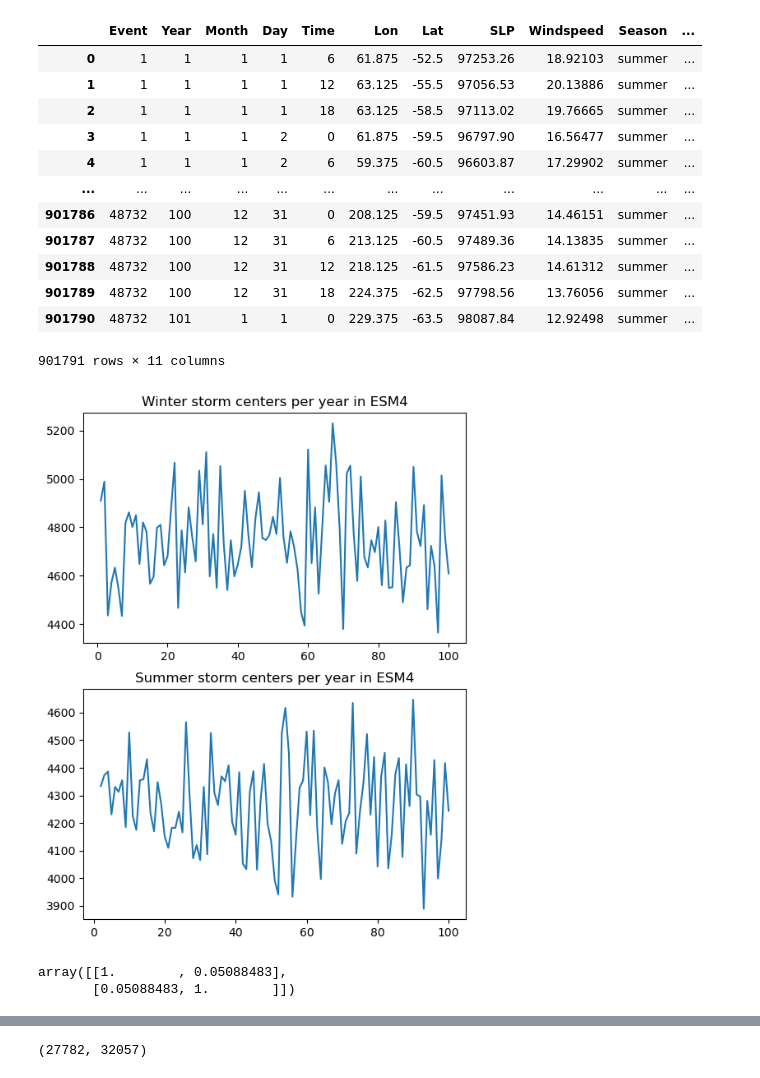
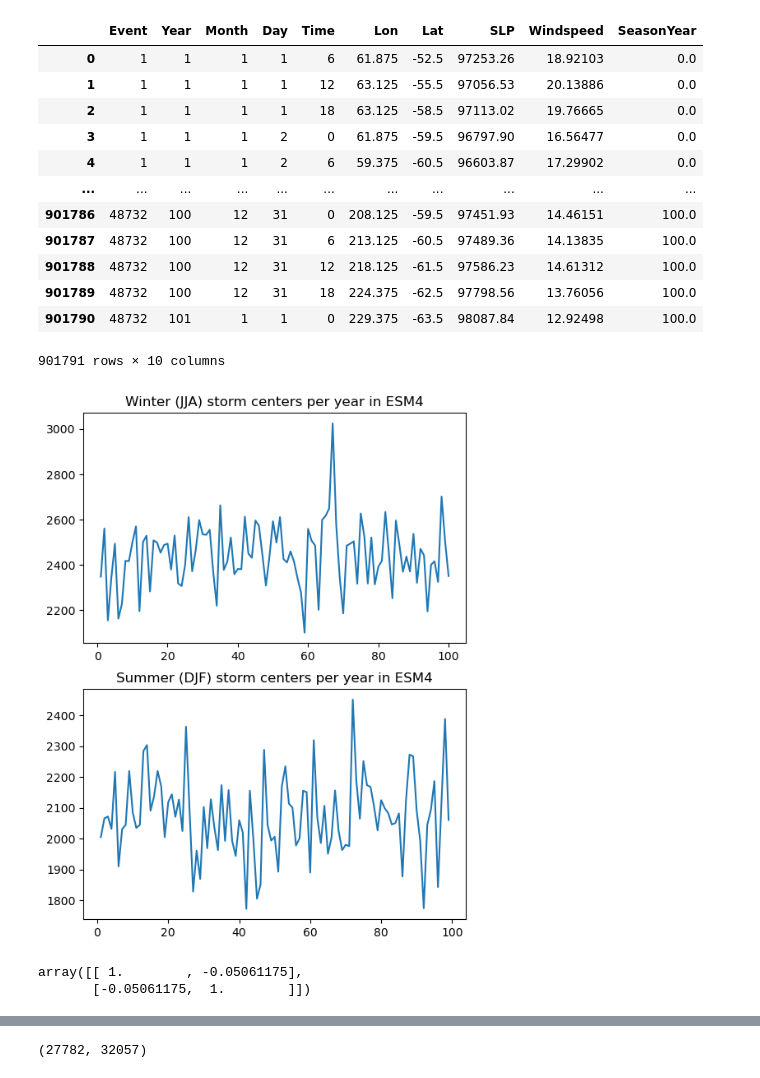
Before and after one commit to keturner8/stormtrack_variability, a Jupyter notebook: notebooks/storm_center_variability_ESM4.ipynb, the cells around one changed output, grey strips where cells are left out. Cells and saved outputs as stored; diff of their text form; code cells hidden in the pictures.

Commit message:
add DJF/JJA activity figures

```diff
--- a/notebooks/storm_center_variability_ESM4.ipynb
+++ b/notebooks/storm_center_variability_ESM4.ipynb
@@ -29,26 +29,26 @@ def assign_sh_season(row):
 
 df[['Season', 'SeasonYear']] = df.apply(assign_sh_season, axis=1)
 # %%
-df.loc[df['Month'].isin(range(10)), 'SeasonYear'] = df['Year']
-df.loc[df['Month'].isin([10,11,12]), 'SeasonYear'] = df['Year'] + 1
+df.loc[df['Month'].isin([1,2]), 'SeasonYear'] = df['Year'] - 1
+df.loc[df['Month'].isin([3,4,5,6,7,8,9,10,11,12]), 'SeasonYear'] = df['Year']
 df
 # %% [output]
-|  | Event | Year | Month | Day | Time | Lon | Lat | SLP | Windspeed | Season | ... |
-| 0 | 1 | 1 | 1 | 1 | 6 | 61.875 | -52.5 | 97253.26 | 18.92103 | summer | ... |
-| 1 | 1 | 1 | 1 | 1 | 12 | 63.125 | -55.5 | 97056.53 | 20.13886 | summer | ... |
-| 2 | 1 | 1 | 1 | 1 | 18 | 63.125 | -58.5 | 97113.02 | 19.76665 | summer | ... |
-| 3 | 1 | 1 | 1 | 2 | 0 | 61.875 | -59.5 | 96797.90 | 16.56477 | summer | ... |
-| 4 | 1 | 1 | 1 | 2 | 6 | 59.375 | -60.5 | 96603.87 | 17.29902 | summer | ... |
-| ... | ... | ... | ... | ... | ... | ... | ... | ... | ... | ... | ... |
-| 901786 | 48732 | 100 | 12 | 31 | 0 | 208.125 | -59.5 | 97451.93 | 14.46151 | summer | ... |
-| 901787 | 48732 | 100 | 12 | 31 | 6 | 213.125 | -60.5 | 97489.36 | 14.13835 | summer | ... |
-| 901788 | 48732 | 100 | 12 | 31 | 12 | 218.125 | -61.5 | 97586.23 | 14.61312 | summer | ... |
-| 901789 | 48732 | 100 | 12 | 31 | 18 | 224.375 | -62.5 | 97798.56 | 13.76056 | summer | ... |
-| 901790 | 48732 | 101 | 1 | 1 | 0 | 229.375 | -63.5 | 98087.84 | 12.92498 | summer | ... |
+|  | Event | Year | Month | Day | Time | Lon | Lat | SLP | Windspeed | SeasonYear |
+| 0 | 1 | 1 | 1 | 1 | 6 | 61.875 | -52.5 | 97253.26 | 18.92103 | 0.0 |
+| 1 | 1 | 1 | 1 | 1 | 12 | 63.125 | -55.5 | 97056.53 | 20.13886 | 0.0 |
+| 2 | 1 | 1 | 1 | 1 | 18 | 63.125 | -58.5 | 97113.02 | 19.76665 | 0.0 |
+| 3 | 1 | 1 | 1 | 2 | 0 | 61.875 | -59.5 | 96797.90 | 16.56477 | 0.0 |
+| 4 | 1 | 1 | 1 | 2 | 6 | 59.375 | -60.5 | 96603.87 | 17.29902 | 0.0 |
+| ... | ... | ... | ... | ... | ... | ... | ... | ... | ... | ... |
+| 901786 | 48732 | 100 | 12 | 31 | 0 | 208.125 | -59.5 | 97451.93 | 14.46151 | 100.0 |
+| 901787 | 48732 | 100 | 12 | 31 | 6 | 213.125 | -60.5 | 97489.36 | 14.13835 | 100.0 |
+| 901788 | 48732 | 100 | 12 | 31 | 12 | 218.125 | -61.5 | 97586.23 | 14.61312 | 100.0 |
+| 901789 | 48732 | 100 | 12 | 31 | 18 | 224.375 | -62.5 | 97798.56 | 13.76056 | 100.0 |
+| 901790 | 48732 | 101 | 1 | 1 | 0 | 229.375 | -63.5 | 98087.84 | 12.92498 | 100.0 |
-901791 rows × 11 columns
+901791 rows × 10 columns
 # %%
-df_winter = df[df['Month'].isin([4,5,6,7,8,9])]
-df_summer = df[df['Month'].isin([1,2,3,10,11,12])]
+df_winter = df[df['Month'].isin([6,7,8])]
+df_summer = df[df['Month'].isin([1,2,12])]
 # %%
 year_counts_winter = df_winter['SeasonYear'].value_counts().sort_index()
 year_counts_summer = df_summer['SeasonYear'].value_counts().sort_index()
@@ -58,20 +58,20 @@ year_counts_summer.index = year_counts_summer.index.astype(int)
 # %%
 fig, axs = plt.subplots(ncols=1, nrows=2, figsize=(6,8))
 
 year_counts_winter.plot(ax=axs[0])
-axs[0].set_title('Winter storm centers per year in ESM4')
+axs[0].set_title('Winter (JJA) storm centers per year in ESM4')
 
 year_counts_summer[1:-1].plot(ax=axs[1])
-axs[1].set_title('Summer storm centers per year in ESM4')
+axs[1].set_title('Summer (DJF) storm centers per year in ESM4')
 
-plt.savefig('/home/Katherine.Turner/Figures/ESM4_storm_activity_seasonal.png', format='png', dpi=100)
+plt.savefig('/work/Katherine.Turner/smaller_projects/hifreq-variability/figures/ESM4_storm_activity_seasonal.png', format='png', dpi=100)
 # %% [output]
-[figure, old version]
+[figure, new version]
 # %%
 np.corrcoef(year_counts_winter[1:], year_counts_summer[1:-1])
 # %% [output]
-array([[1.        , 0.05088483],
-       [0.05088483, 1.        ]])
+array([[ 1.        , -0.05061175],
+       [-0.05061175,  1.        ]])
 # %%
 event_counts = np.zeros(len(year_counts_summer[1:-1]))
 mean_slp = np.zeros(len(year_counts_summer[1:-1]))
```
Also changed, not shown: parts of 9 cells of this notebook, 4 other files.
